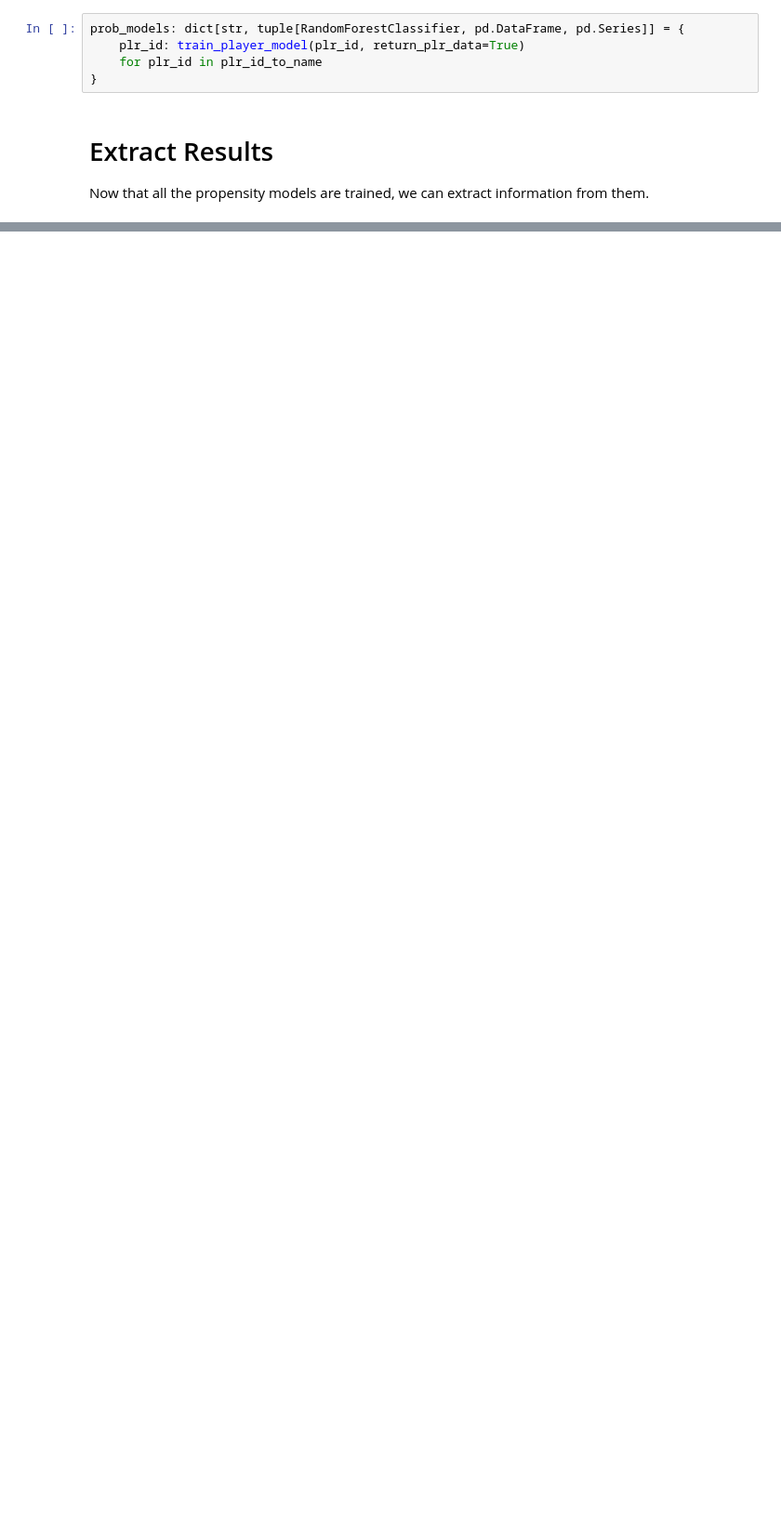
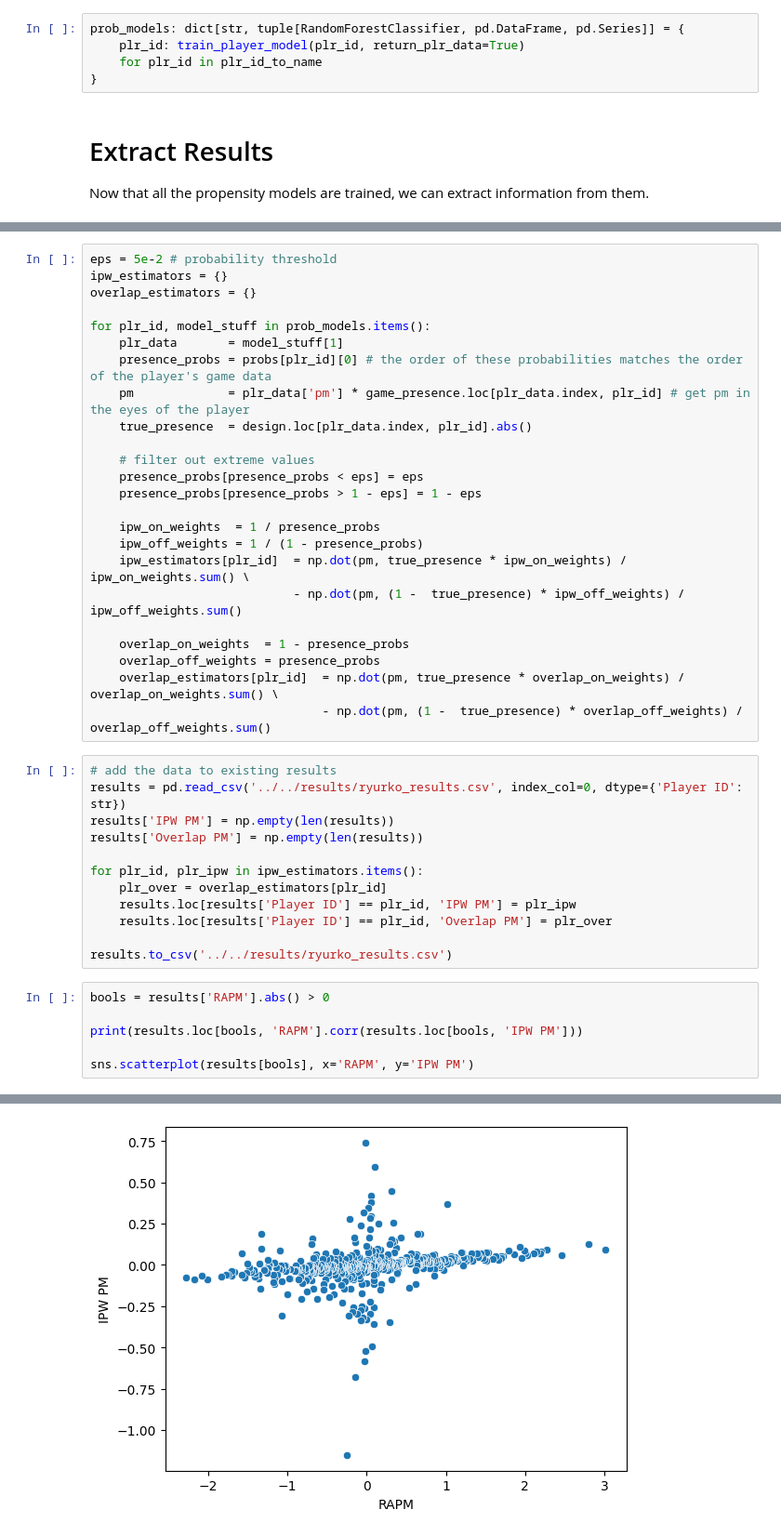
Before and after one commit to DanLeEpicMan/RAPM, a Jupyter notebook: code/analyze/propensity_scores.ipynb, the cells around one changed output, grey strips where cells are left out. Shown at 93% size. Saved outputs shown, nothing was run; the diff lists cells and outputs as text; blank space fills up the shorter version.

```diff
--- a/code/analyze/propensity_scores.ipynb
+++ b/code/analyze/propensity_scores.ipynb
@@ -280,0 +358,43 @@ fig.show()
+# %%
+eps = 5e-2 # probability threshold
+ipw_estimators = {}
+overlap_estimators = {}
+
+for plr_id, model_stuff in prob_models.items():
+    plr_data       = model_stuff[1]
+    presence_probs = probs[plr_id][0] # the order of these probabilities matches the order of the player's game data
+    pm             = plr_data['pm'] * game_presence.loc[plr_data.index, plr_id] # get pm in the eyes of the player
+    true_presence  = design.loc[plr_data.index, plr_id].abs()
+
+    # filter out extreme values
+    presence_probs[presence_probs < eps] = eps
+    presence_probs[presence_probs > 1 - eps] = 1 - eps
+
+    ipw_on_weights  = 1 / presence_probs
+    ipw_off_weights = 1 / (1 - presence_probs)
+    ipw_estimators[plr_id]  = np.dot(pm, true_presence * ipw_on_weights) / ipw_on_weights.sum() \
+                            - np.dot(pm, (1 -  true_presence) * ipw_off_weights) / ipw_off_weights.sum()
+
+    overlap_on_weights  = 1 - presence_probs
+    overlap_off_weights = presence_probs
+    overlap_estimators[plr_id]  = np.dot(pm, true_presence * overlap_on_weights) / overlap_on_weights.sum() \
+                                - np.dot(pm, (1 -  true_presence) * overlap_off_weights) / overlap_off_weights.sum()
+# %%
+# add the data to existing results
+results = pd.read_csv('../../results/ryurko_results.csv', index_col=0, dtype={'Player ID': str})
+results['IPW PM'] = np.empty(len(results))
+results['Overlap PM'] = np.empty(len(results))
+
+for plr_id, plr_ipw in ipw_estimators.items():
+    plr_over = overlap_estimators[plr_id]
+    results.loc[results['Player ID'] == plr_id, 'IPW PM'] = plr_ipw
+    results.loc[results['Player ID'] == plr_id, 'Overlap PM'] = plr_over
+
+results.to_csv('../../results/ryurko_results.csv')
+# %%
+bools = results['RAPM'].abs() > 0
+
+print(results.loc[bools, 'RAPM'].corr(results.loc[bools, 'IPW PM']))
+
+sns.scatterplot(results[bools], x='RAPM', y='IPW PM')
+# %% [output]
@@ -280,0 +403 @@ fig.show()
+[figure, added]
```
Also changed, not shown: parts of 13 cells of this notebook, 15 other files.
